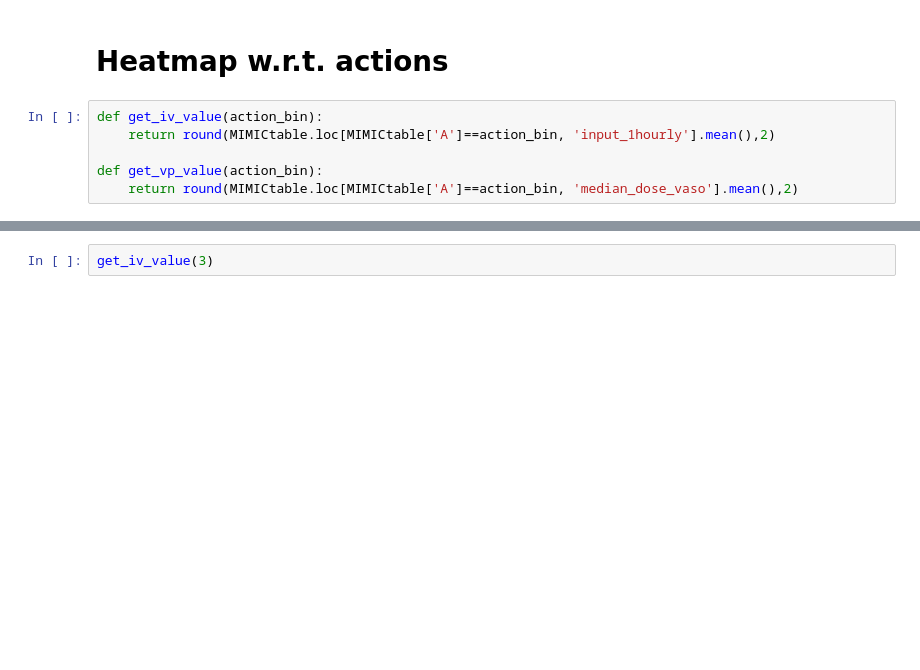
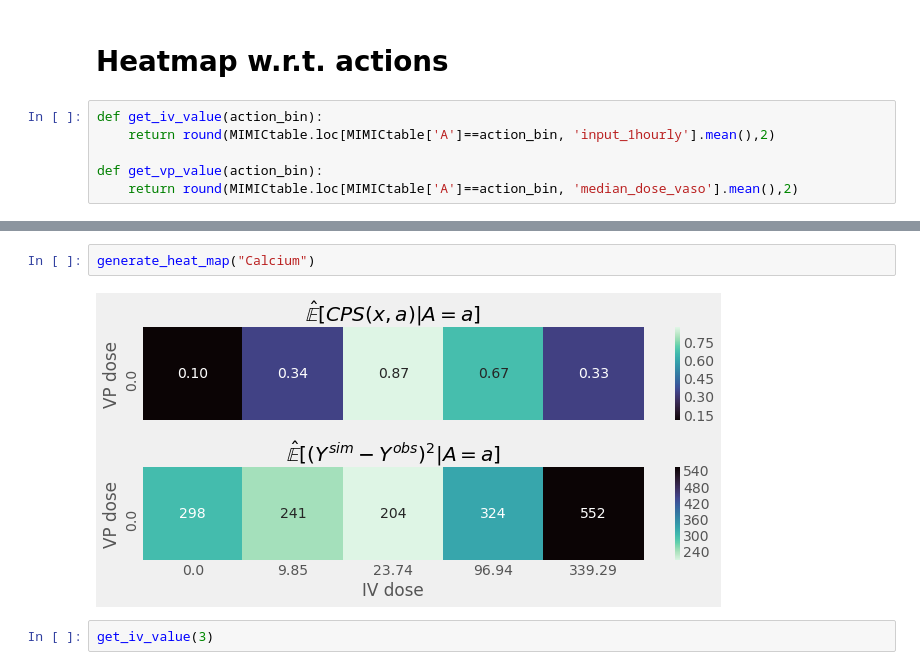
Before and after one commit to faaizT/CausalTwinAssessment, a Jupyter notebook: Hypothesis testing analysis (updated).ipynb, the cells around one changed output, grey strips where cells are left out. Drawn from its saved outputs; the diff is of its cells as text; blank space fills up the shorter version.

```diff
--- a/Hypothesis testing analysis (updated).ipynb
+++ b/Hypothesis testing analysis (updated).ipynb
@@ -542,3 +567,7 @@ generate_heat_map("Temp_C")
+# %%
+generate_heat_map("Calcium")
+# %% [output]
+[figure, added]
 # %%
 get_iv_value(3)
 # %% [output]
```
Also changed, not shown: parts of 6 cells of this notebook.
